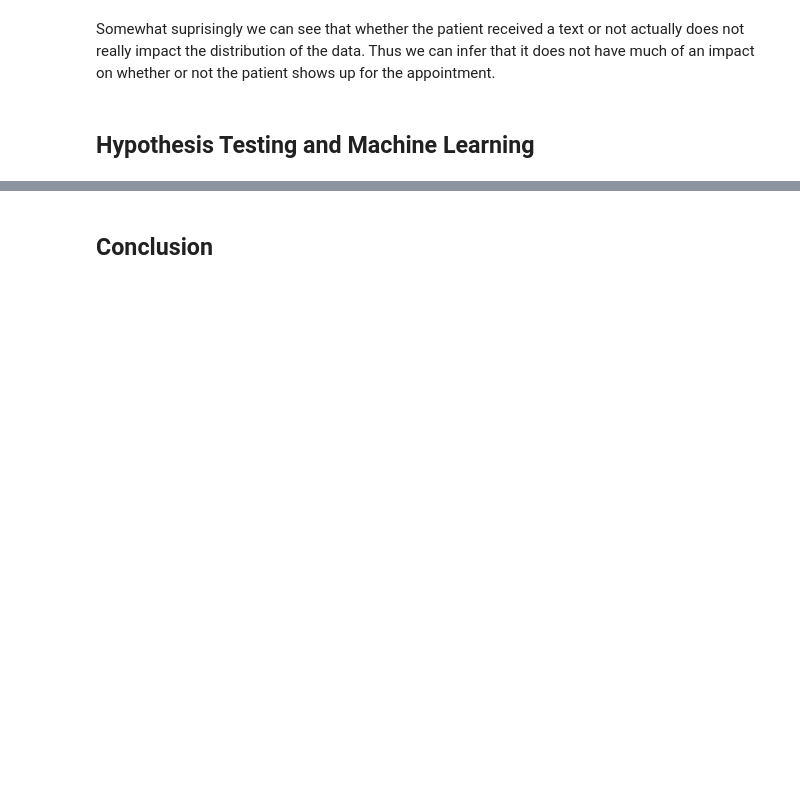
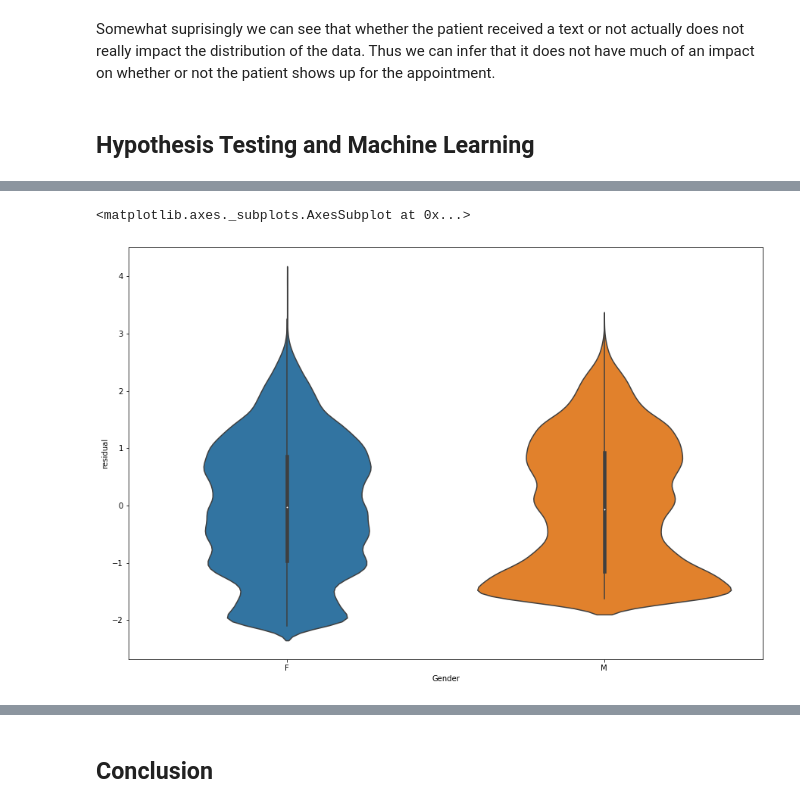
Before and after one commit to rezaameli/rezaameli.github.io, a Jupyter notebook: noshow.ipynb, the cells around one changed output, grey strips where cells are left out. Drawn from its saved outputs; the diff is of its cells as text; code cells hidden in the pictures; blank space fills up the shorter version.

```diff
--- a/noshow.ipynb
+++ b/noshow.ipynb
@@ -226,0 +256,6 @@ Somewhat suprisingly we can see that whether the patient received a text or not
+# %%
+fig = plt.figure(figsize=(15,10))
+sns.violinplot(x="Gender", y="residual", data=appts)
+# %% [output]
+<matplotlib.axes._subplots.AxesSubplot at 0x...>
+[figure, added]
```
Also changed, not shown: parts of 11 cells of this notebook.
